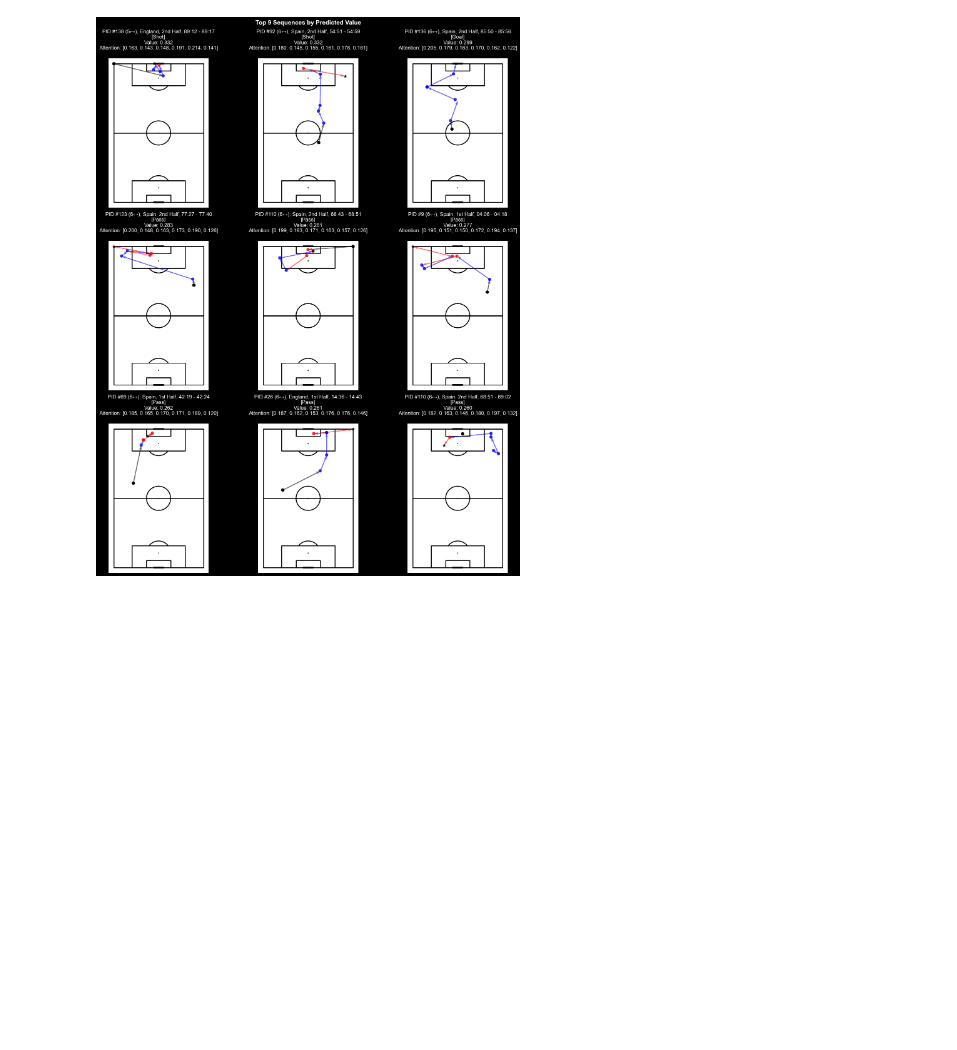
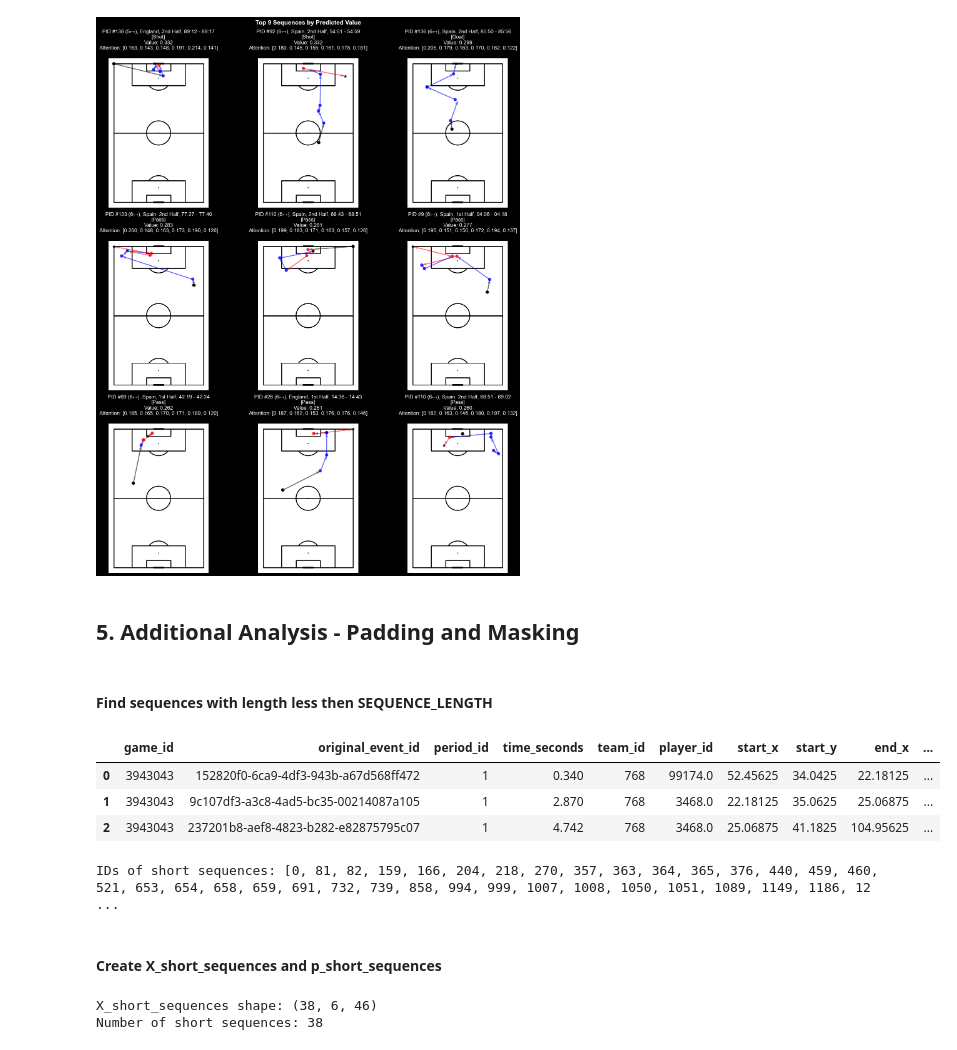
Before and after one commit to tmorcinek/statsbomb-scout, a Jupyter notebook: analysis_final_match.ipynb, the cells around one changed output. Drawn from its saved outputs; the diff is of its cells as text; code cells hidden in the pictures; blank space fills up the shorter version.

```diff
--- a/analysis_final_match.ipynb
+++ b/analysis_final_match.ipynb
@@ -211,3 +211,30 @@ visualize_top_sequences(p, predicted_values, attention_weights, 9)
 plt.savefig(f"models/{MODEL_TYPE}/top_possessions_final.png", dpi=300)
 # %% [output]
 [figure]
+# %% [markdown]
+## 5. Additional Analysis - Padding and Masking
+# %% [markdown]
+#### Find sequences with length less then SEQUENCE_LENGTH
+# %%
+p[0]
+# %% [output]
+|  | game_id | original_event_id | period_id | time_seconds | team_id | player_id | start_x | start_y | end_x | ... |
+| 0 | 3943043 | 152820f0-6ca9-4df3-943b-a67d568ff472 | 1 | 0.340 | 768 | 99174.0 | 52.45625 | 34.0425 | 22.18125 | ... |
+| 1 | 3943043 | 9c107df3-a3c8-4ad5-bc35-00214087a105 | 1 | 2.870 | 768 | 3468.0 | 22.18125 | 35.0625 | 25.06875 | ... |
+| 2 | 3943043 | 237201b8-aef8-4823-b282-e82875795c07 | 1 | 4.742 | 768 | 3468.0 | 25.06875 | 41.1825 | 104.95625 | ... |
+# %%
+short_sequence_ids = [i for i, df in enumerate(p) if len(df) < config.SEQUENCE_LENGTH]
+print(f"IDs of short sequences: {short_sequence_ids}")
+# %% [output]
+IDs of short sequences: [0, 81, 82, 159, 166, 204, 218, 270, 357, 363, 364, 365, 376, 440, 459, 460, 521, 653, 654, 658, 659, 691, 732, 739, 858, 994, 999, 1007, 1008, 1050, 1051, 1089, 1149, 1186, 12 ...
+# %% [markdown]
+#### Create X_short_sequences and p_short_sequences
+# %%
+X_short_sequences = X[short_sequence_ids]
+p_short_sequences = p[short_sequence_ids]
+
+print(f"X_short_sequences shape: {X_short_sequences.shape}")
+print(f"Number of short sequences: {len(p_short_sequences)}")
+# %% [output]
+X_short_sequences shape: (38, 6, 46)
+Number of short sequences: 38
```
Also changed, not shown: parts of 4 cells of this notebook, 1 other file.
